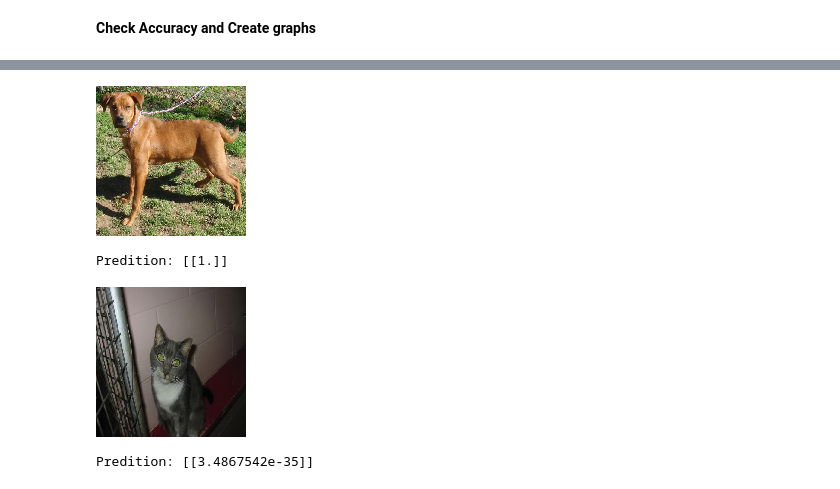
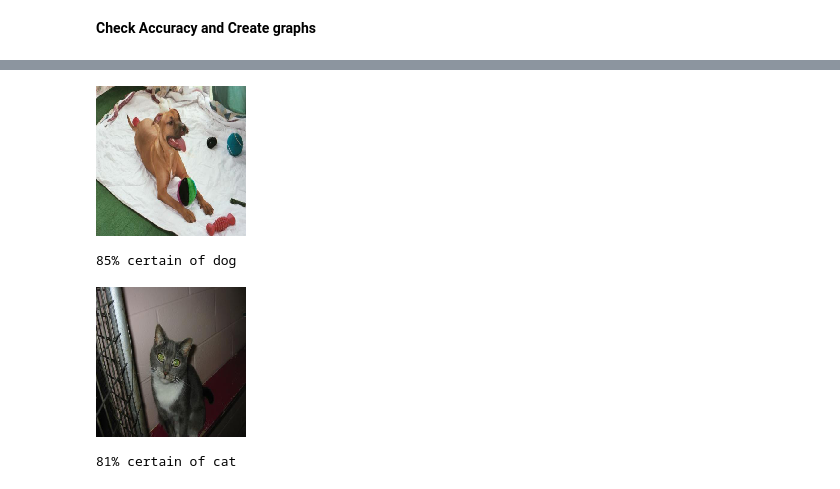
Before and after one commit to thomasgmudd/TensorFlow, a Jupyter notebook: CNN/DataGenerators and binary CNN with output analysis.ipynb, the cells around one changed output, grey strips where cells are left out. Saved outputs shown, nothing was run; the diff lists cells and outputs as text; code cells hidden in the pictures.

```diff
--- a/CNN/DataGenerators and binary CNN with output analysis.ipynb
+++ b/CNN/DataGenerators and binary CNN with output analysis.ipynb
@@ -432,15 +433,23 @@ plt.show()
 <Figure size 640x480 with 0 Axes>
 # %%
-image1=load_img(os.path.join(DOG_SOURCE_DIR,'55.jpg'), target_size=((150,150)))
+filenum=str(random.randint(0,12499))
+image1=load_img(os.path.join(DOG_SOURCE_DIR,filenum+'.jpg'), target_size=((150,150)))
 image2=load_img(os.path.join(CAT_SOURCE_DIR,'33.jpg'), target_size=((150,150)))
 for image in [image1,image2]:
     display(image)
     imgarray=img_to_array(image)
+    imgarray/=255.
     imgarray=imgarray.reshape(1,150,150,-1)
     #imgarray=preprocess_input(imgarray)
-    print('Predition: {}'.format(model.predict(imgarray)))
+    odds=float(model.predict(imgarray))
+    if odds>.5: prediction='dog'
+    else:
+        prediction='cat'
+        odds=1-odds
+    odds*=100
+    print('{:.0f}% certain of {}'.format(odds, prediction))
 # %% [output]
-[figure, old version]
+[figure, new version]
-Predition: [[1.]]
+85% certain of dog
 [figure]
-Predition: [[3.4867542e-35]]
+81% certain of cat
```
Also changed, not shown: parts of 3 cells of this notebook, 10 other files.
